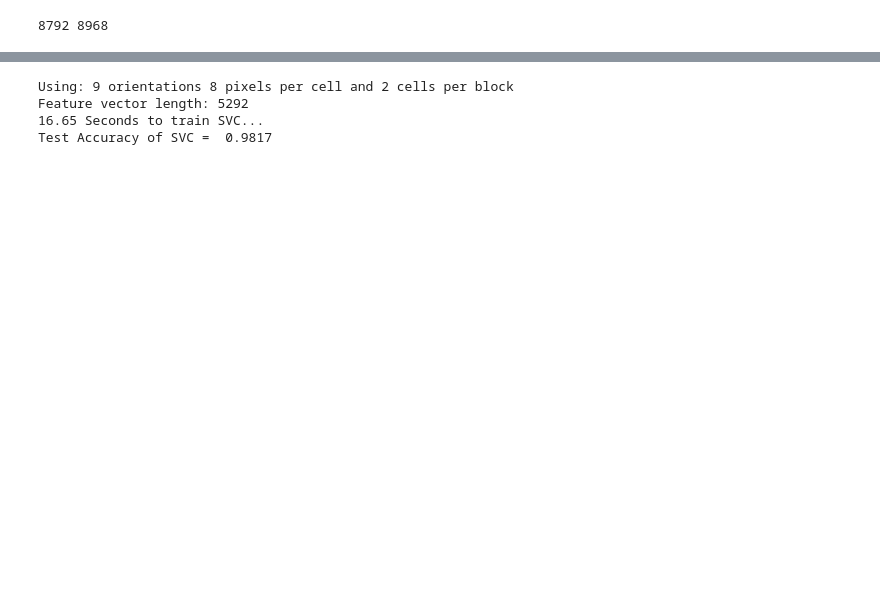
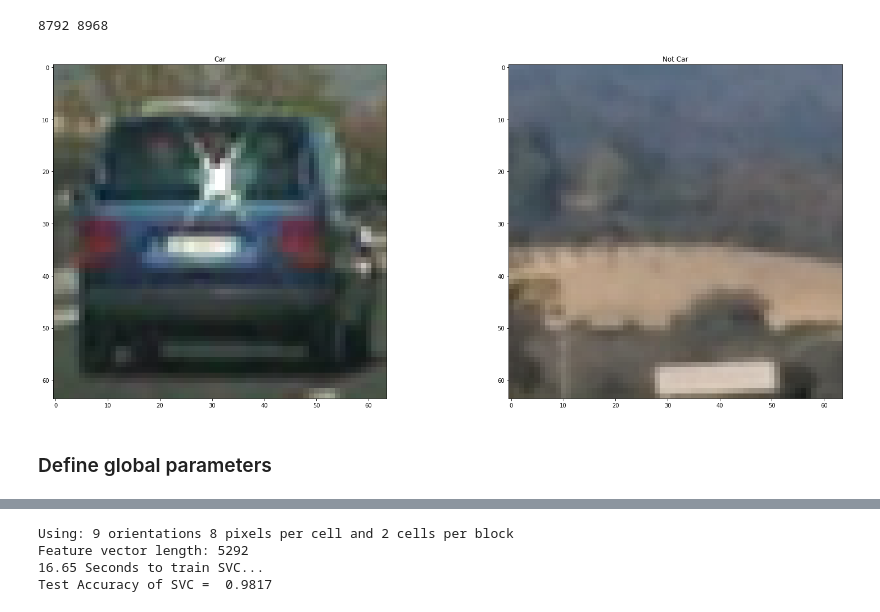
Before and after one commit to tkandala/CarND-Vehicle-Detection, a Jupyter notebook: Vehicle Detection.ipynb, the cells around one changed output, grey strips where cells are left out. Saved outputs shown, nothing was run; the diff lists cells and outputs as text; code cells hidden in the pictures; blank space fills up the shorter version.

```diff
--- a/Vehicle Detection.ipynb
+++ b/Vehicle Detection.ipynb
@@ -331,3 +266,19 @@ print (len(cars), len(notcars))
+# %%
+car_img = mpimg.imread(cars[200])
+non_car_img = mpimg.imread(notcars[200])
+
+fig, (ax1, ax2) = plt.subplots(1, 2, figsize=(24, 9))
+ax1.imshow(car_img)
+ax1.set_title('Car')
+ax2.imshow(non_car_img)
+ax2.set_title('Not Car')
+fig.tight_layout()
+plt.savefig("./output_images/test_images_plot.png")
+plt.show()
+# %% [output]
+[figure, added]
+# %% [markdown]
+### Define global parameters
 # %%
 color_space = 'YCrCb' # Can be RGB, HSV, LUV, HLS, YUV, YCrCb
 orient = 9  # HOG orientations
```
Also changed, not shown: parts of 26 cells of this notebook, 19 other files.
